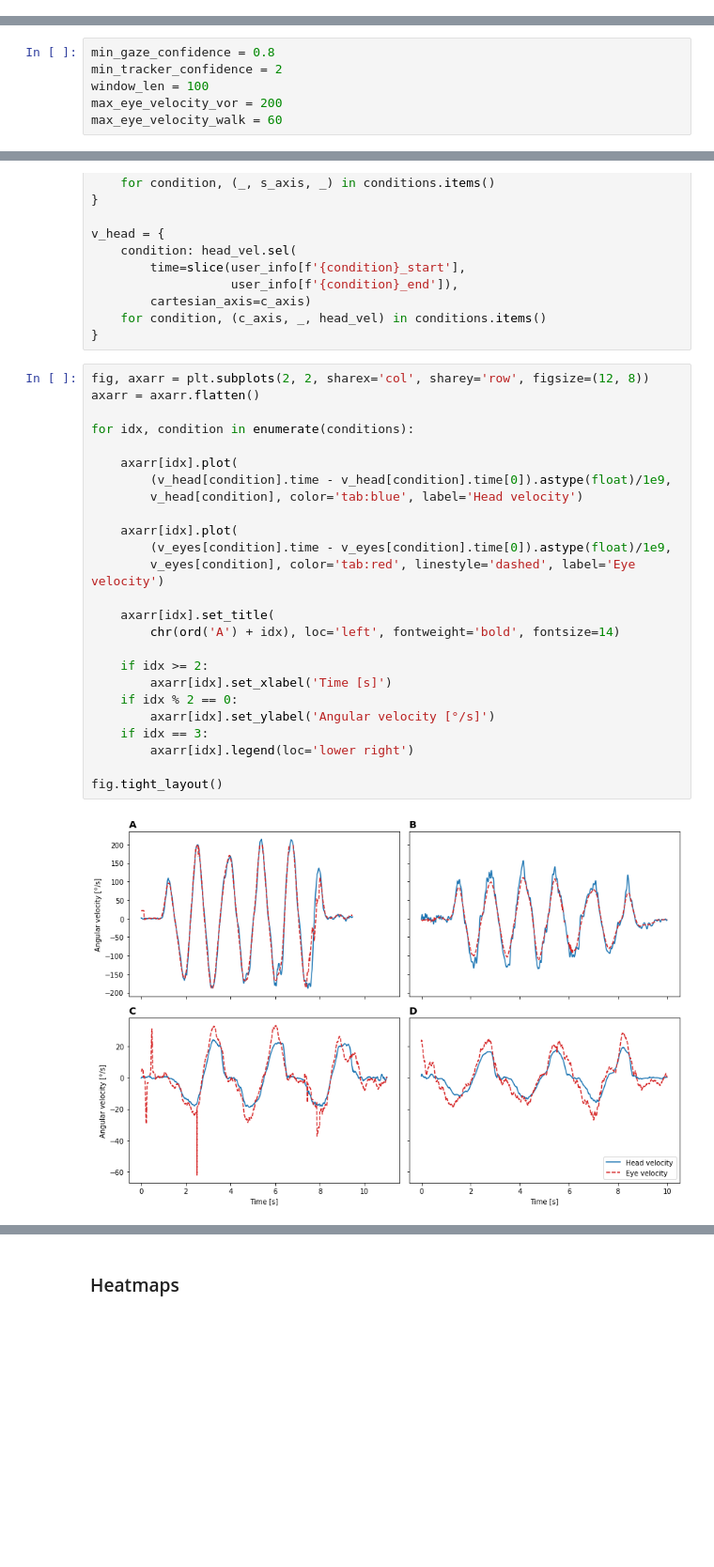
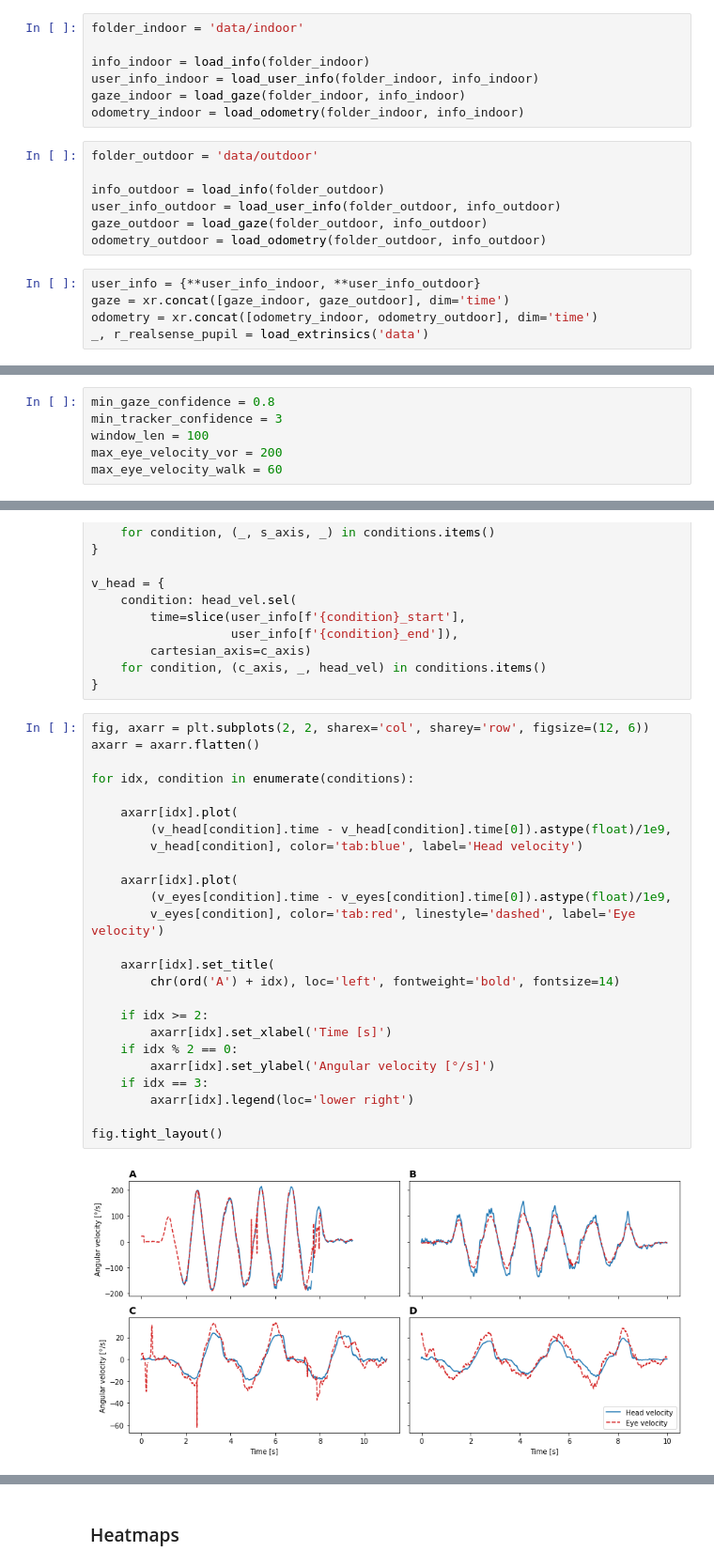
Before and after one commit to vedb/pupil-t265, a Jupyter notebook: examples/etra2020.ipynb, the cells around one changed output, grey strips where cells are left out. Shown: that part at 94% size. Saved outputs shown, nothing was run; the diff lists cells and outputs as text; blank space fills up the shorter version.

Commit message:
Replace outdoor recording

```diff
--- a/examples/etra2020.ipynb
+++ b/examples/etra2020.ipynb
@@ -26,3 +13,22 @@ gaze['gaze_point'] = gaze.gaze_point.pipe(correct_sign)
+# %%
+folder_indoor = 'data/indoor'
+
+info_indoor = load_info(folder_indoor)
+user_info_indoor = load_user_info(folder_indoor, info_indoor)
+gaze_indoor = load_gaze(folder_indoor, info_indoor)
+odometry_indoor = load_odometry(folder_indoor, info_indoor)
+# %%
+folder_outdoor = 'data/outdoor'
+
+info_outdoor = load_info(folder_outdoor)
+user_info_outdoor = load_user_info(folder_outdoor, info_outdoor)
+gaze_outdoor = load_gaze(folder_outdoor, info_outdoor)
+odometry_outdoor = load_odometry(folder_outdoor, info_outdoor)
+# %%
+user_info = {**user_info_indoor, **user_info_outdoor}
+gaze = xr.concat([gaze_indoor, gaze_outdoor], dim='time')
+odometry = xr.concat([odometry_indoor, odometry_outdoor], dim='time')
+_, r_realsense_pupil = load_extrinsics('data')
 # %% [markdown]
 ## Analysis
 # %% [markdown]
@@ -68,7 +74,7 @@ gaze_point_spherical = gaze.gaze_point \
 ### Data exclusion
 # %%
 min_gaze_confidence = 0.8
-min_tracker_confidence = 2
+min_tracker_confidence = 3
 window_len = 100
 max_eye_velocity_vor = 200
 max_eye_velocity_walk = 60
@@ -148,30 +154,30 @@ v_head = {
     for condition, (c_axis, _, head_vel) in conditions.items()
 }
 # %%
-fig, axarr = plt.subplots(2, 2, sharex='col', sharey='row', figsize=(12, 8))
+fig, axarr = plt.subplots(2, 2, sharex='col', sharey='row', figsize=(12, 6))
 axarr = axarr.flatten()
 
 for idx, condition in enumerate(conditions):
 
     axarr[idx].plot(
         (v_head[condition].time - v_head[condition].time[0]).astype(float)/1e9,
         v_head[condition], color='tab:blue', label='Head velocity')
 
     axarr[idx].plot(
         (v_eyes[condition].time - v_eyes[condition].time[0]).astype(float)/1e9,
         v_eyes[condition], color='tab:red', linestyle='dashed', label='Eye velocity')
 
     axarr[idx].set_title(
         chr(ord('A') + idx), loc='left', fontweight='bold', fontsize=14)
 
     if idx >= 2:
         axarr[idx].set_xlabel('Time [s]')
     if idx % 2 == 0:
         axarr[idx].set_ylabel('Angular velocity [°/s]')
     if idx == 3:
         axarr[idx].legend(loc='lower right')
 
 fig.tight_layout()
 # %% [output]
-[figure, old version]
+[figure, new version]
 # %%
```
Also changed, not shown: parts of 7 cells of this notebook, 16 other files.
